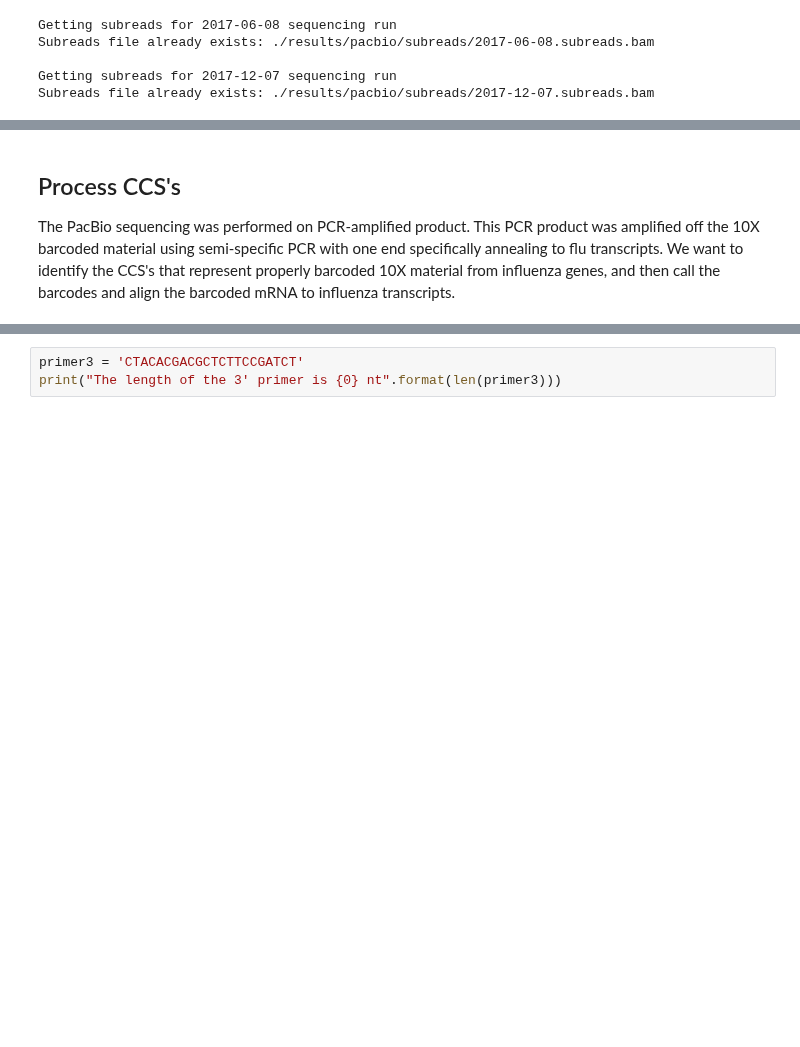
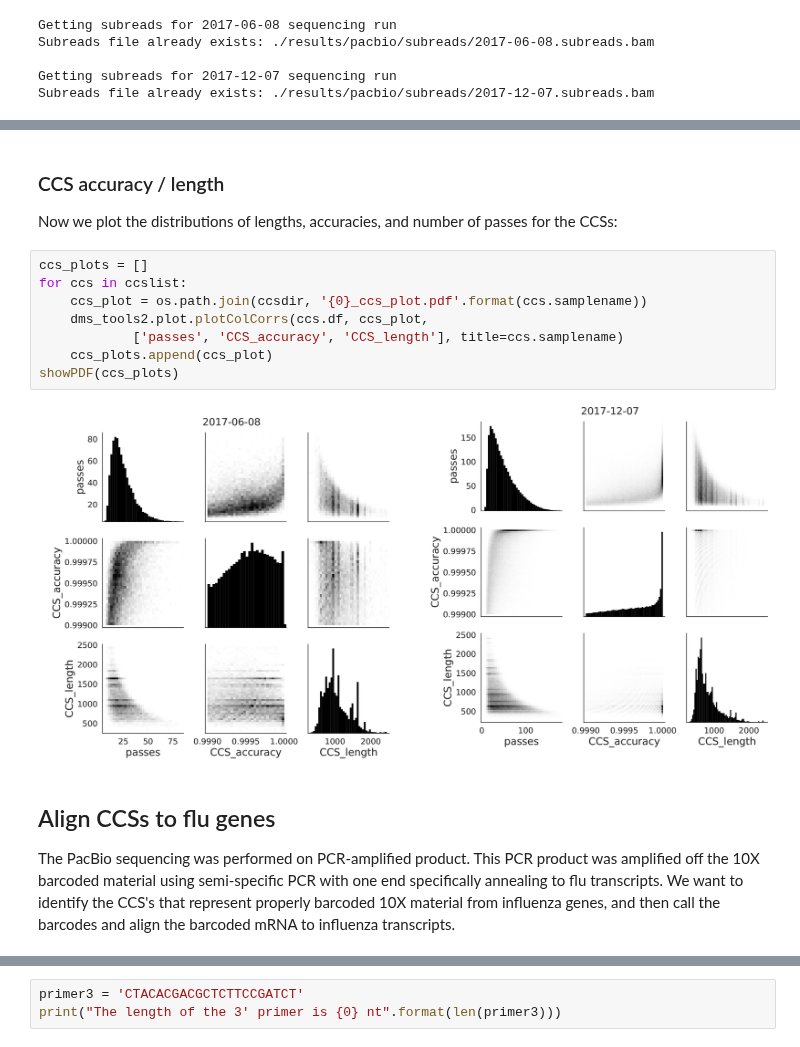
Before and after one commit to jbloomlab/IFNsorted_flu_single_cell, a Jupyter notebook: pacbio_analysis.ipynb, the cells around one changed output, grey strips where cells are left out. Cells and saved outputs as stored; diff of their text form; blank space fills up the shorter version.

```diff
--- a/pacbio_analysis.ipynb
+++ b/pacbio_analysis.ipynb
@@ -205,5 +206,18 @@ Here are statistics on the `ccs` results:
+# %% [markdown]
+### CCS accuracy / length
+Now we plot the distributions of lengths, accuracies, and number of passes for the CCSs:
+# %%
+ccs_plots = []
+for ccs in ccslist:
+    ccs_plot = os.path.join(ccsdir, '{0}_ccs_plot.pdf'.format(ccs.samplename))
+    dms_tools2.plot.plotColCorrs(ccs.df, ccs_plot,
+            ['passes', 'CCS_accuracy', 'CCS_length'], title=ccs.samplename)
+    ccs_plots.append(ccs_plot)
+showPDF(ccs_plots)
+# %% [output]
+[figure, added]
 # %% [markdown]
-## Process CCS's
+## Align CCSs to flu genes
 The PacBio sequencing was performed on PCR-amplified product.
 This PCR product was amplified off the 10X barcoded material using semi-specific PCR with one end specifically annealing to flu transcripts.
 We want to identify the CCS's that represent properly barcoded 10X material from influenza genes, and then call the barcodes and align the barcoded mRNA to influenza transcripts.
```
Also changed, not shown: parts of 18 cells of this notebook.
